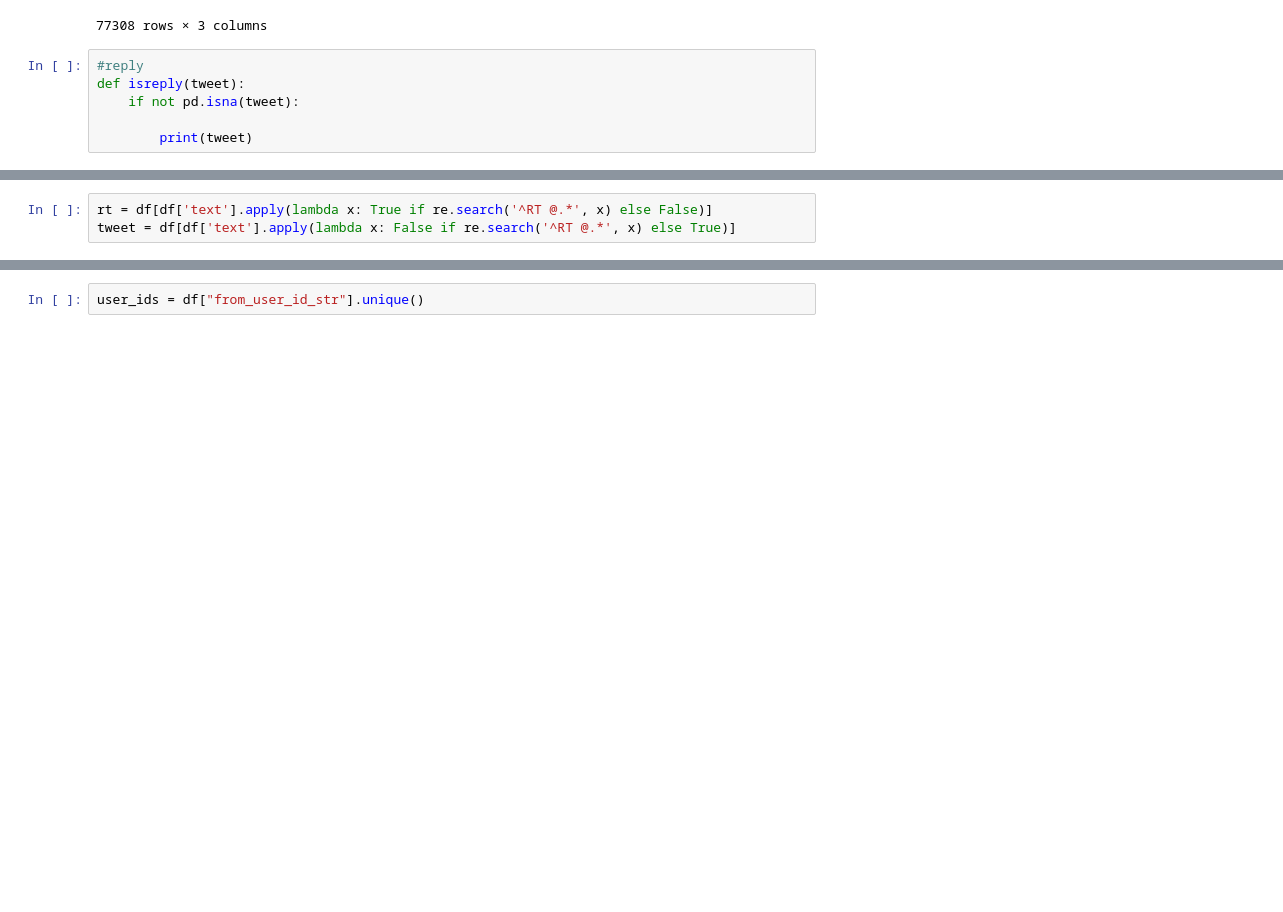
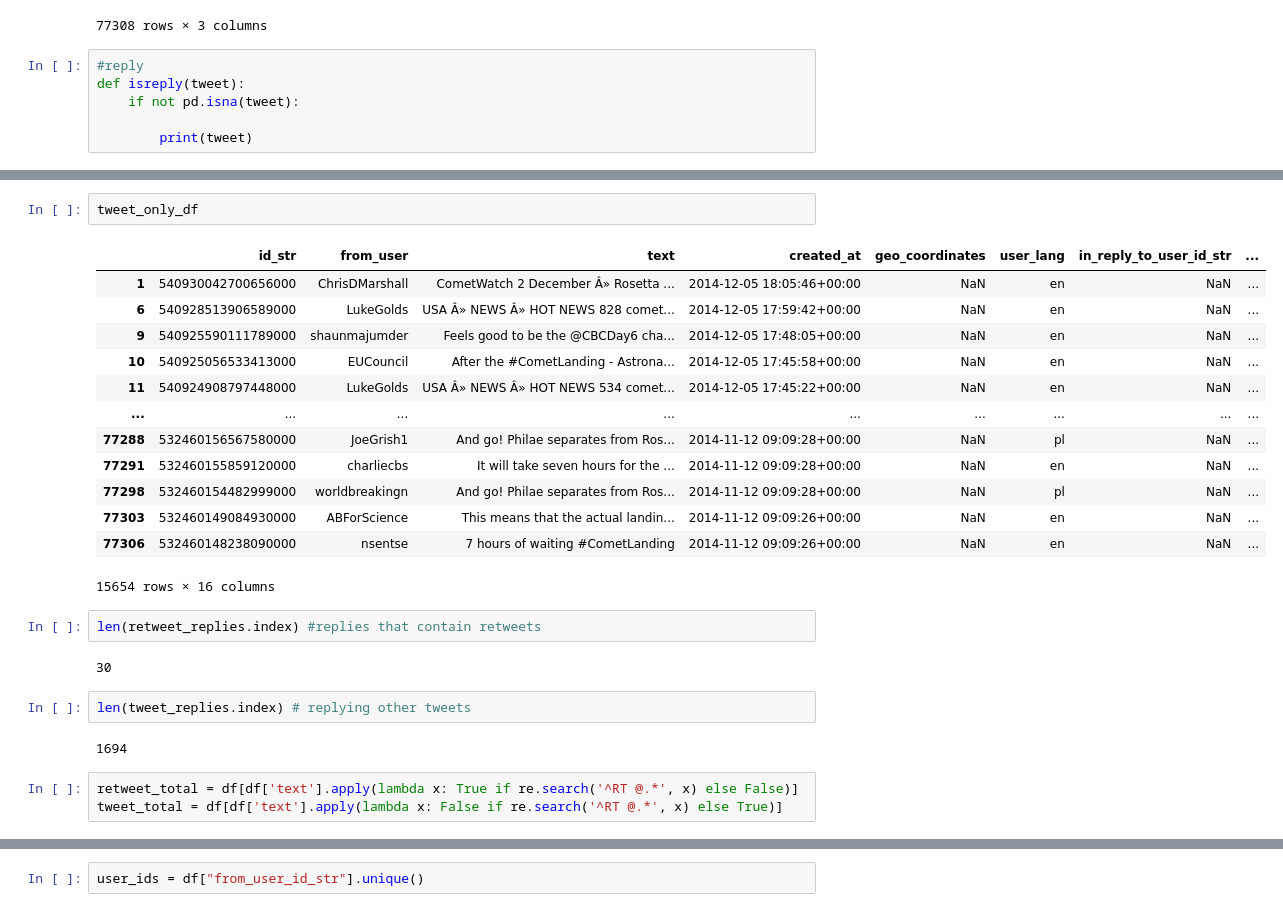
Before and after one commit to evannicholas/CS2006P, a Jupyter notebook: notebooks/CometLanding.ipynb, the cells around one changed output, grey strips where cells are left out. Saved outputs shown, nothing was run; the diff lists cells and outputs as text; blank space fills up the shorter version.

```diff
--- a/notebooks/CometLanding.ipynb
+++ b/notebooks/CometLanding.ipynb
@@ -111,4 +152,28 @@ text = df["text"]
+# %%
+tweet_only_df
+# %% [output]
+|  | id_str | from_user | text | created_at | geo_coordinates | user_lang | in_reply_to_user_id_str | ... |
+| 1 | 540930042700656000 | ChrisDMarshall | CometWatch 2 December Â» Rosetta ... | 2014-12-05 18:05:46+00:00 | NaN | en | NaN | ... |
+| 6 | 540928513906589000 | LukeGolds | USA Â» NEWS Â» HOT NEWS 828 comet... | 2014-12-05 17:59:42+00:00 | NaN | en | NaN | ... |
+| 9 | 540925590111789000 | shaunmajumder | Feels good to be the @CBCDay6 cha... | 2014-12-05 17:48:05+00:00 | NaN | en | NaN | ... |
+| 10 | 540925056533413000 | EUCouncil | After the #CometLanding - Astrona... | 2014-12-05 17:45:58+00:00 | NaN | en | NaN | ... |
+| 11 | 540924908797448000 | LukeGolds | USA Â» NEWS Â» HOT NEWS 534 comet... | 2014-12-05 17:45:22+00:00 | NaN | en | NaN | ... |
+| ... | ... | ... | ... | ... | ... | ... | ... | ... |
+| 77288 | 532460156567580000 | JoeGrish1 | And go! Philae separates from Ros... | 2014-11-12 09:09:28+00:00 | NaN | pl | NaN | ... |
+| 77291 | 532460155859120000 | charliecbs | It will take seven hours for the ... | 2014-11-12 09:09:28+00:00 | NaN | en | NaN | ... |
+| 77298 | 532460154482999000 | worldbreakingn | And go! Philae separates from Ros... | 2014-11-12 09:09:28+00:00 | NaN | pl | NaN | ... |
+| 77303 | 532460149084930000 | ABForScience | This means that the actual landin... | 2014-11-12 09:09:26+00:00 | NaN | en | NaN | ... |
+| 77306 | 532460148238090000 | nsentse | 7 hours of waiting #CometLanding | 2014-11-12 09:09:26+00:00 | NaN | en | NaN | ... |
+15654 rows × 16 columns
+# %%
+len(retweet_replies.index) #replies that contain retweets
+# %% [output]
+30
+# %%
+len(tweet_replies.index) # replying other tweets
+# %% [output]
+1694
 # %%
-rt = df[df['text'].apply(lambda x: True if re.search('^RT @.*', x) else False)]
-tweet = df[df['text'].apply(lambda x: False if re.search('^RT @.*', x) else True)]
+retweet_total = df[df['text'].apply(lambda x: True if re.search('^RT @.*', x) else False)]
+tweet_total = df[df['text'].apply(lambda x: False if re.search('^RT @.*', x) else True)]
 # %%
```
Also changed, not shown: parts of 35 cells of this notebook.
